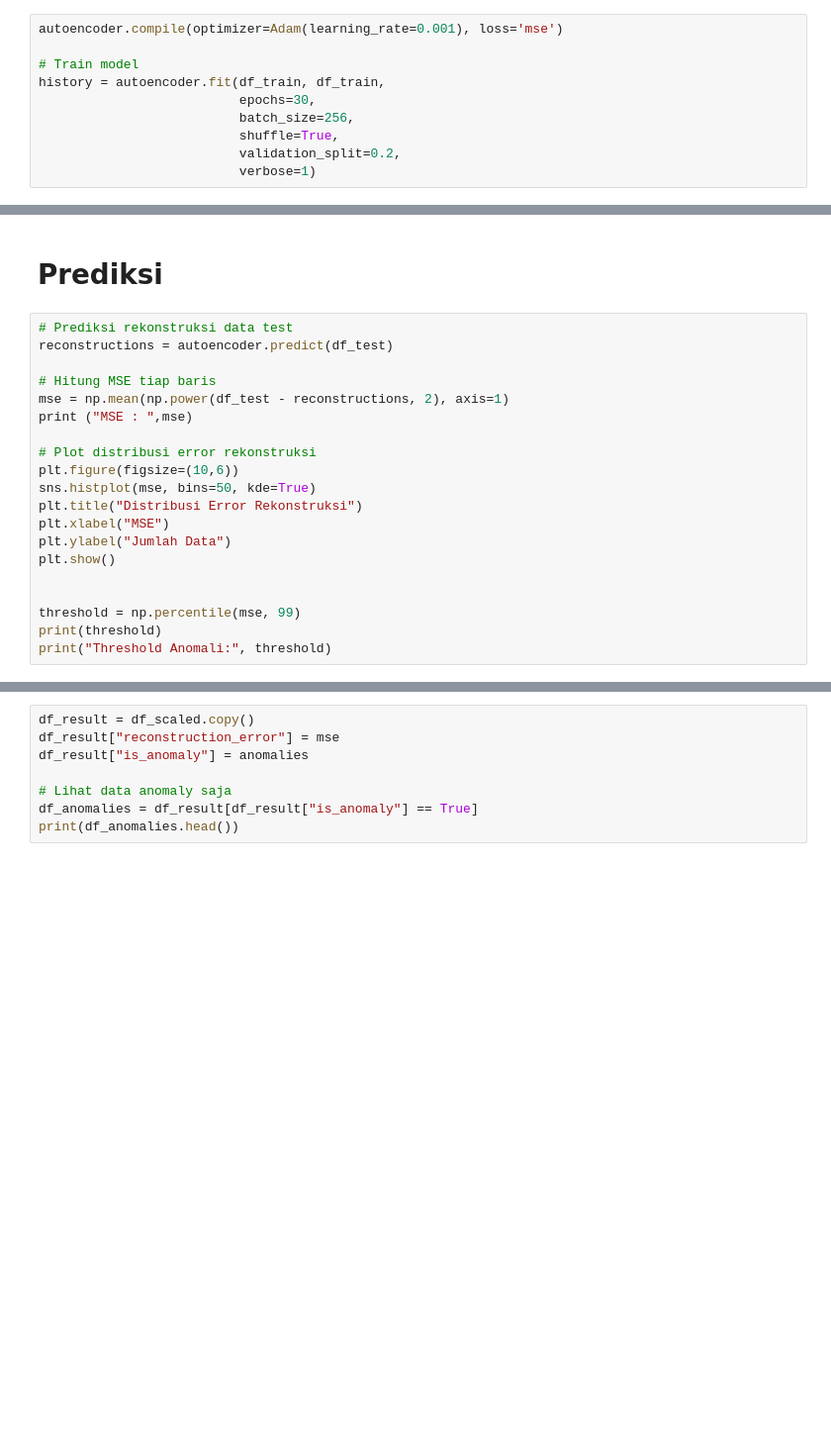
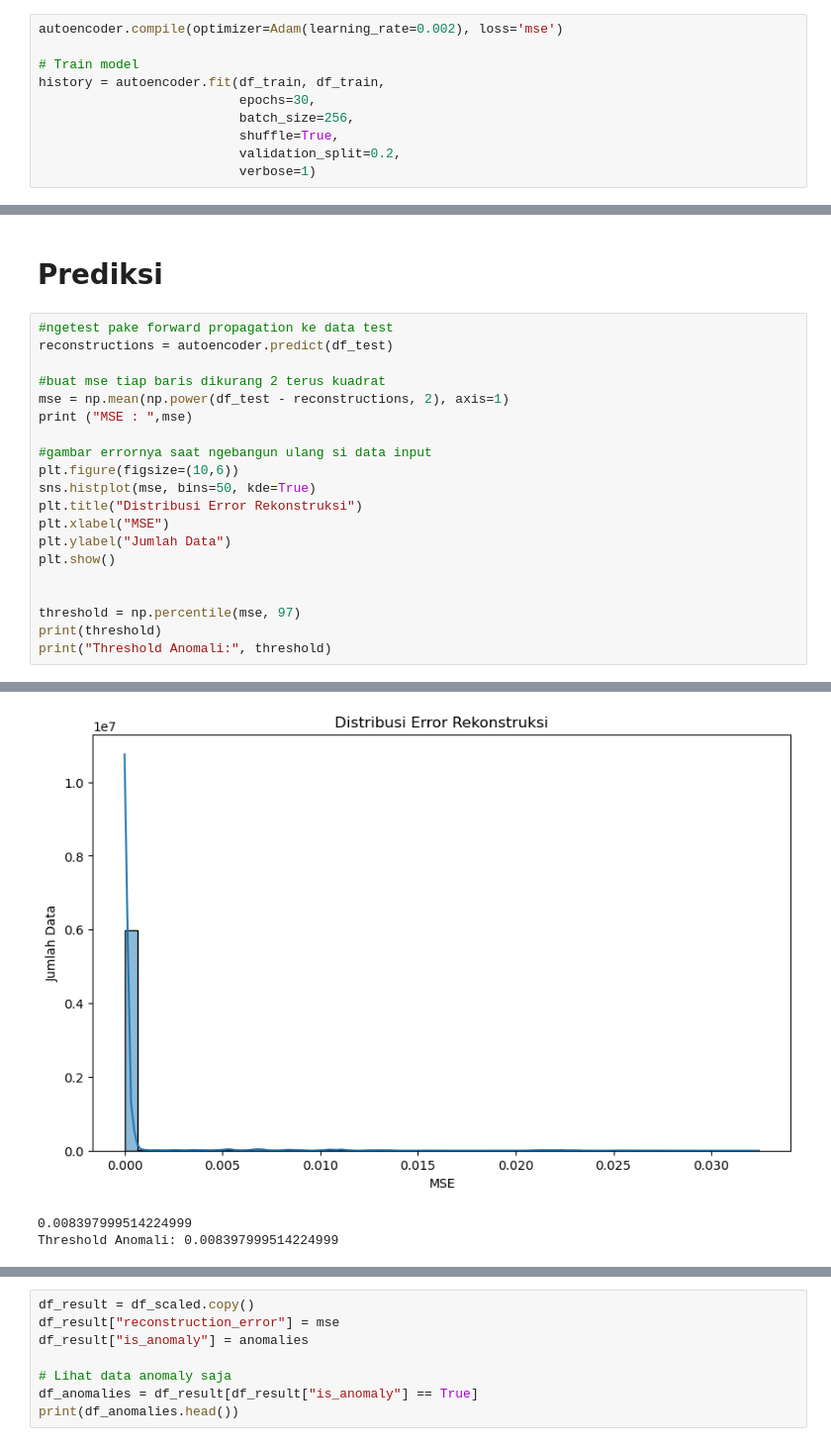
Before and after one commit to DavidDimasPatty/Fraud-Detection-Autoencoder, a Jupyter notebook: main.ipynb, the cells around one changed output, grey strips where cells are left out. Shown: that part at 99% size. Saved outputs shown, nothing was run; the diff lists cells and outputs as text; blank space fills up the shorter version.

```diff
--- a/main.ipynb
+++ b/main.ipynb
@@ -156,7 +167,7 @@ autoencoder = models.Sequential([
     layers.Dense(input_dim, activation='linear')
 ])
 # %%
-autoencoder.compile(optimizer=Adam(learning_rate=0.001), loss='mse')
+autoencoder.compile(optimizer=Adam(learning_rate=0.002), loss='mse')
 
 # Train model
 history = autoencoder.fit(df_train, df_train,
@@ -186,14 +197,14 @@ Epoch 30/30
 # %% [markdown]
 # **Prediksi**
 # %%
-# Prediksi rekonstruksi data test
+#ngetest pake forward propagation ke data test
 reconstructions = autoencoder.predict(df_test)
 
-# Hitung MSE tiap baris
+#buat mse tiap baris dikurang 2 terus kuadrat
 mse = np.mean(np.power(df_test - reconstructions, 2), axis=1)
 print ("MSE : ",mse)
 
-# Plot distribusi error rekonstruksi
+#gambar errornya saat ngebangun ulang si data input
 plt.figure(figsize=(10,6))
 sns.histplot(mse, bins=50, kde=True)
 plt.title("Distribusi Error Rekonstruksi")
@@ -202,6 +213,7 @@ plt.ylabel("Jumlah Data")
 plt.show()
 
 
-threshold = np.percentile(mse, 99)
+threshold = np.percentile(mse, 97)
 print(threshold)
 print("Threshold Anomali:", threshold)
+# %% [output]
@@ -207,0 +233,3 @@ print("Threshold Anomali:", threshold)
+[figure, added]
+0.008397999514224999
+Threshold Anomali: 0.008397999514224999
```
Also changed, not shown: parts of 11 cells of this notebook.
